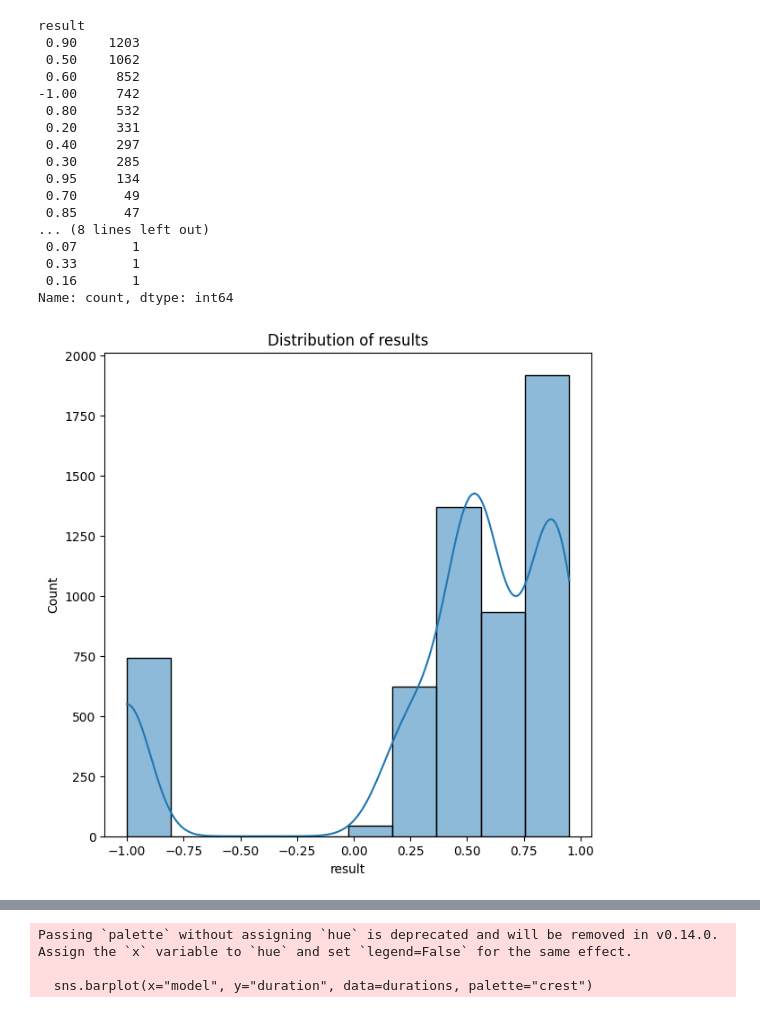
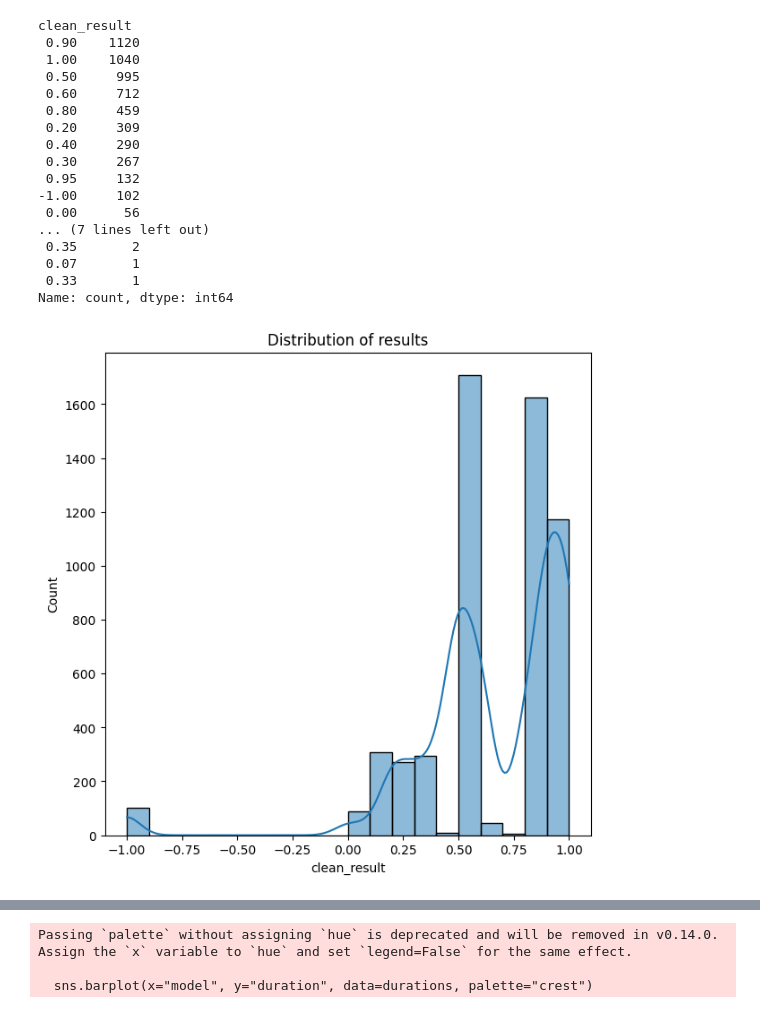
Before and after one commit to thecodizt/RelationRankStabilityTest, a Jupyter notebook: Analysis/EDA.ipynb, the cells around one changed output, grey strips where cells are left out. Saved outputs shown, nothing was run; the diff lists cells and outputs as text; code cells hidden in the pictures.

```diff
--- a/Analysis/EDA.ipynb
+++ b/Analysis/EDA.ipynb
@@ -37,22 +37,22 @@ results.describe()
 # %%
-results.result.value_counts()
+results.clean_result.value_counts()
 # %% [output]
-result
- 0.90    1203
- 0.50    1062
- 0.60     852
--1.00     742
- 0.80     532
- 0.20     331
- 0.40     297
- 0.30     285
- 0.95     134
- 0.70      49
- 0.85      47
-... (8 lines left out)
+clean_result
+ 0.90    1120
+ 1.00    1040
+ 0.50     995
+ 0.60     712
+ 0.80     459
+ 0.20     309
+ 0.40     290
+ 0.30     267
+ 0.95     132
+-1.00     102
+ 0.00      56
+... (7 lines left out)
+ 0.35       2
  0.07       1
  0.33       1
- 0.16       1
 Name: count, dtype: int64
 # %%
 import matplotlib.pyplot as plt
@@ -60,10 +60,10 @@ import seaborn as sns
 # %%
 plt.figure(figsize=(7, 7))
 plt.title("Distribution of results")
-sns.histplot(x="result", data=results, bins=10, kde=True, palette="crest")
+sns.histplot(x="clean_result", data=results, bins=20, kde=True, palette="crest")
 plt.show()
 # %% [output]
-[figure, old version]
+[figure, new version]
 # %%
 plt.figure(figsize=(10, 7))
 plt.title("Distribution of results by model")
```
Also changed, not shown: parts of 10 cells of this notebook, 3 other files.
